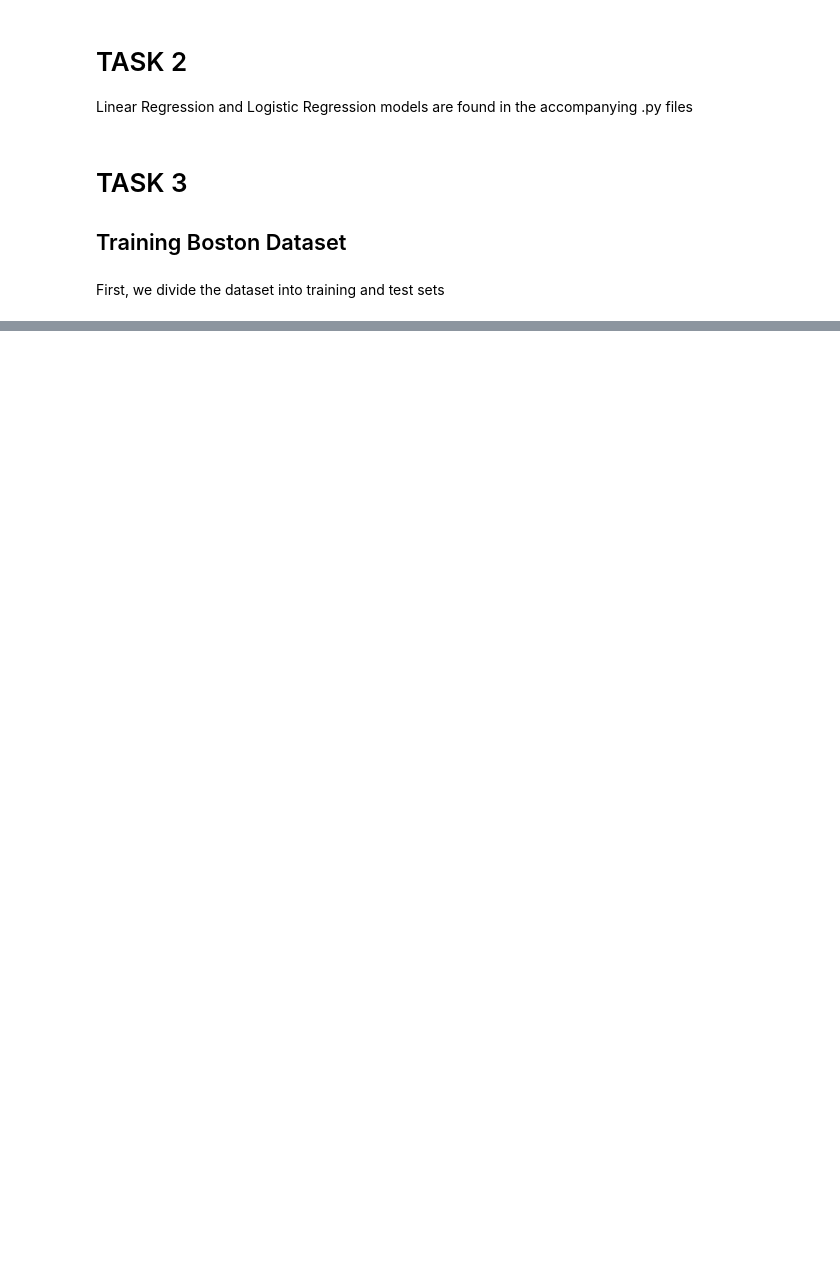
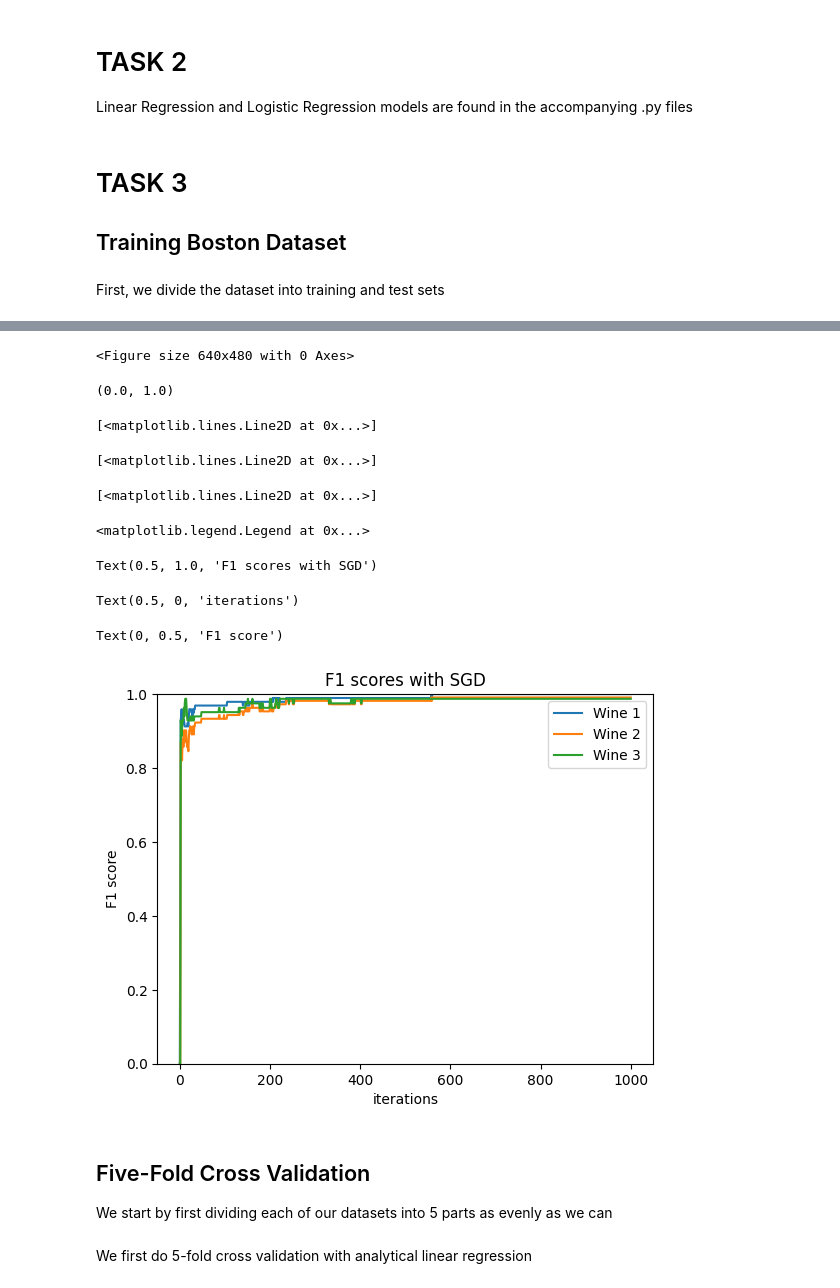
Before and after one commit to rsaif22/COMP-551, a Jupyter notebook: Assignment_1/a1.ipynb, the cells around one changed output, grey strips where cells are left out. Drawn from its saved outputs; the diff is of its cells as text; code cells hidden in the pictures; blank space fills up the shorter version.

```diff
--- a/Assignment_1/a1.ipynb
+++ b/Assignment_1/a1.ipynb
@@ -142,0 +235,23 @@ test_error
+# %%
+plt.figure()
+plt.ylim((0, 1))
+for i in range(3):
+    plt.plot(logistic_sgd_model.f1_list[i, :], label=f"Wine {i+1}")
+plt.legend()
+plt.title("F1 scores with SGD")
+plt.xlabel("iterations")
+plt.ylabel("F1 score")
+# %% [output]
+<Figure size 640x480 with 0 Axes>
+(0.0, 1.0)
+[<matplotlib.lines.Line2D at 0x...>]
+[<matplotlib.lines.Line2D at 0x...>]
+[<matplotlib.lines.Line2D at 0x...>]
+<matplotlib.legend.Legend at 0x...>
+Text(0.5, 1.0, 'F1 scores with SGD')
+Text(0.5, 0, 'iterations')
+Text(0, 0.5, 'F1 score')
+[figure, added]
+# %% [markdown]
+## Five-Fold Cross Validation
+We start by first dividing each of our datasets into 5 parts as evenly as we can
@@ -142,0 +269,2 @@ test_error
+# %% [markdown]
+We first do 5-fold cross validation with analytical linear regression
```
Also changed, not shown: parts of 30 cells of this notebook, 3 other files.
